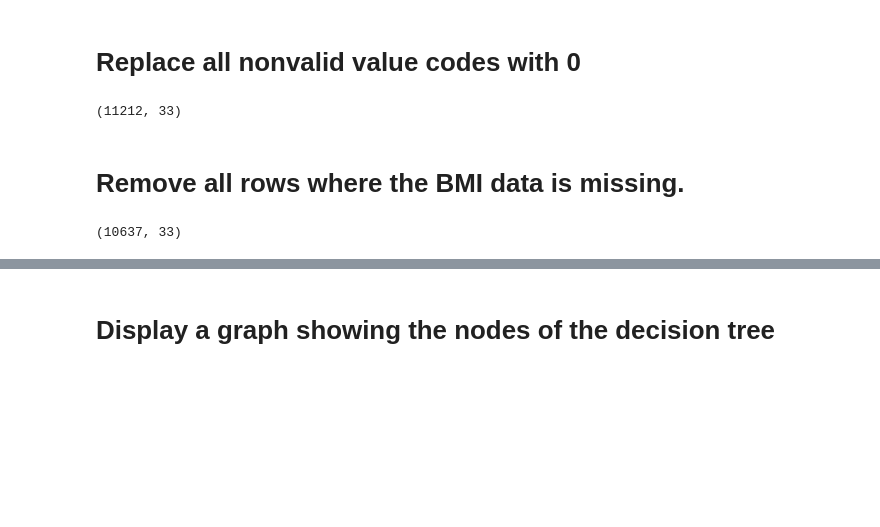
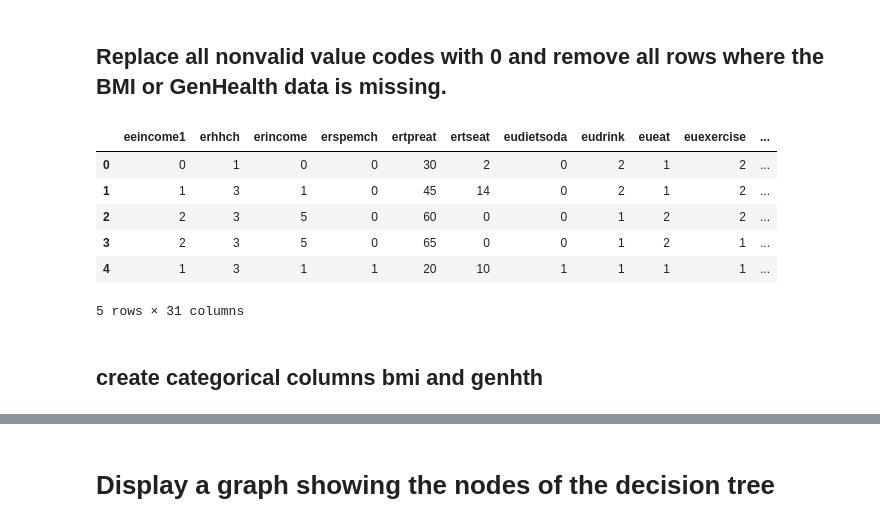
Before and after one commit to jamesdedon/763Project, a Jupyter notebook: DTCategorical.ipynb, the cells around one changed output, grey strips where cells are left out. Saved outputs shown, nothing was run; the diff lists cells and outputs as text; code cells hidden in the pictures; blank space fills up the shorter version.

```diff
--- a/DTCategorical.ipynb
+++ b/DTCategorical.ipynb
@@ -7,8 +8,10 @@ from sklearn import tree
 import graphviz
 
 load = pd.read_excel('atus/ehresp_2014.xlsx')
-column_names = ['eeincome1', 'erhhch', 'erincome', 'erspemch', 'ertpreat', 'ertseat', 'eudietsoda', 'eudrink', 'eueat', 'euexercise', 'euexfreq', 'eufastfd', 'eufastfdfrq', 'euffyday', 'eufdsit', 'eufinlwgt', 'eusnap', 'eugroshp', 'euhgt', 'euinclvl', 'euincome2', 'eumeat', 'eumilk', 'euprpmel', 'eusoda', 'eustores', 'eustreason', 'eutherm', 'euwgt', 'euwic', 'exincome1', 'eugenhth', 'erbmi']
+column_names = ['eeincome1', 'erhhch', 'erincome', 'erspemch', 'ertpreat', 'ertseat', 'eudietsoda', 'eudrink', 'eueat', 'euexercise', 'euexfreq', 'eufastfd', 'eufastfdfrq', 'euffyday', 'eufdsit', 'eufinlwgt', 'eusnap', 'eugroshp', 'euinclvl', 'euincome2', 'eumeat', 'eumilk', 'euprpmel', 'eusoda', 'eustores', 'eustreason', 'eutherm', 'euwic', 'exincome1', 'eugenhth', 'erbmi']
 target_column_name = 'erbmi'
 dataset = load[column_names]
 print(dataset.shape)
+print(dataset[0:3])
+dataset.dtypes
 # %% [output]
@@ -16,18 +52,22 @@ print(dataset.shape)
 # %% [markdown]
-# Replace all nonvalid value codes with 0
+## Replace all nonvalid value codes with 0 and remove all rows where the BMI or GenHealth data is missing.
-# %%
-df = dataset.applymap(lambda x: max(x,0))
-df.shape
-# %% [output]
-(11212, 33)
-# %% [markdown]
-# Remove all rows where the BMI data is missing.
 # %%
+df = dataset.applymap(lambda x: max(x,0))
 empty_rows = list()
 for i in range(df.shape[0]):
-    if df.iloc[i]['erbmi'] == 0:
+    if df.iloc[i]['erbmi'] == 0 or df.iloc[i]['eugenhth']==0:
         empty_rows.append(i)
 df.drop(index=empty_rows, inplace=True)
+df = df.reset_index(drop=True)
 df.shape
+df.loc[:4]
 # %% [output]
+|  | eeincome1 | erhhch | erincome | erspemch | ertpreat | ertseat | eudietsoda | eudrink | eueat | euexercise | ... |
+| 0 | 0 | 1 | 0 | 0 | 30 | 2 | 0 | 2 | 1 | 2 | ... |
+| 1 | 1 | 3 | 1 | 0 | 45 | 14 | 0 | 2 | 1 | 2 | ... |
+| 2 | 2 | 3 | 5 | 0 | 60 | 0 | 0 | 1 | 2 | 2 | ... |
+| 3 | 2 | 3 | 5 | 0 | 65 | 0 | 0 | 1 | 2 | 1 | ... |
+| 4 | 1 | 3 | 1 | 1 | 20 | 10 | 1 | 1 | 1 | 1 | ... |
-(10637, 33)
+5 rows × 31 columns
+# %% [markdown]
+## create categorical columns bmi and genhth
```
Also changed, not shown: parts of 18 cells of this notebook.
